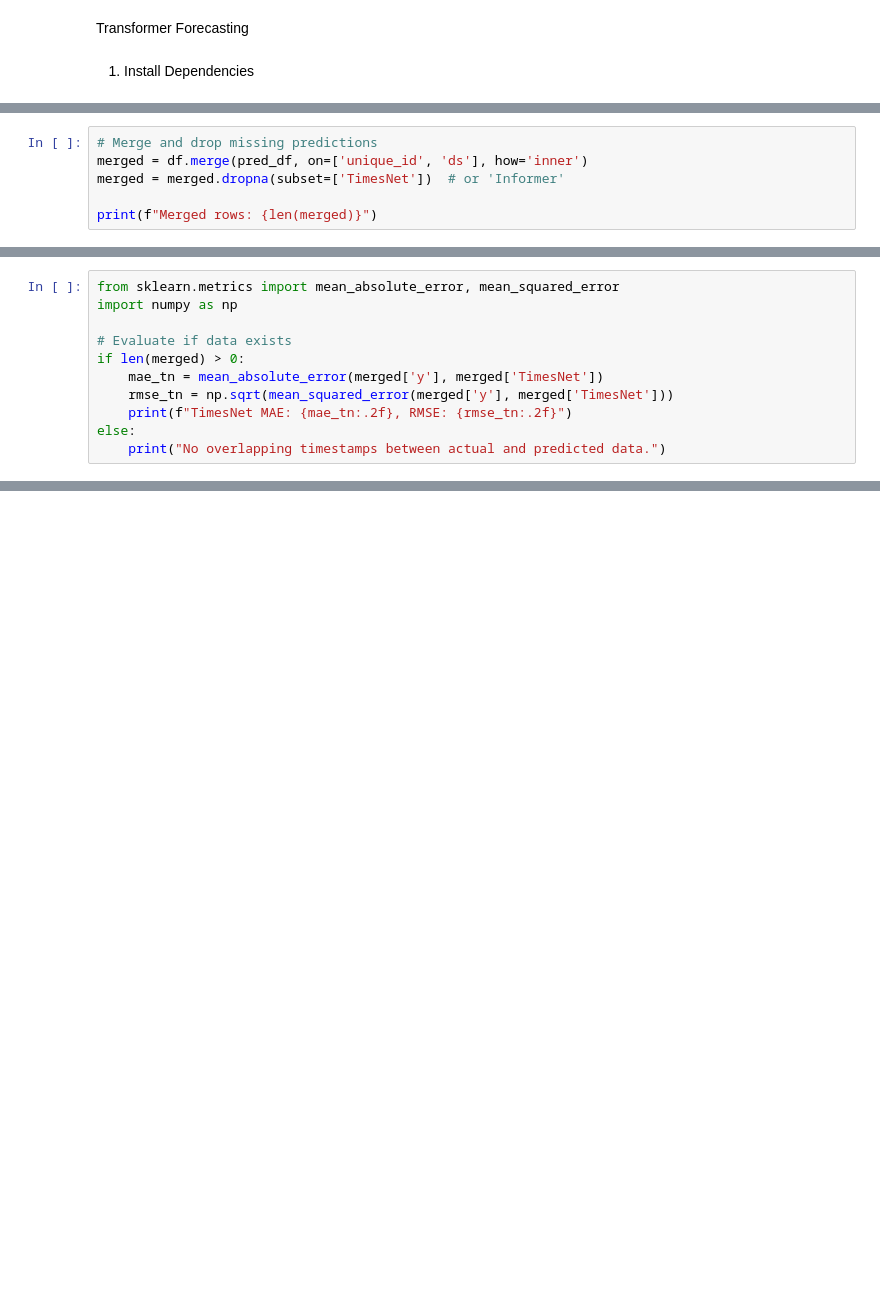
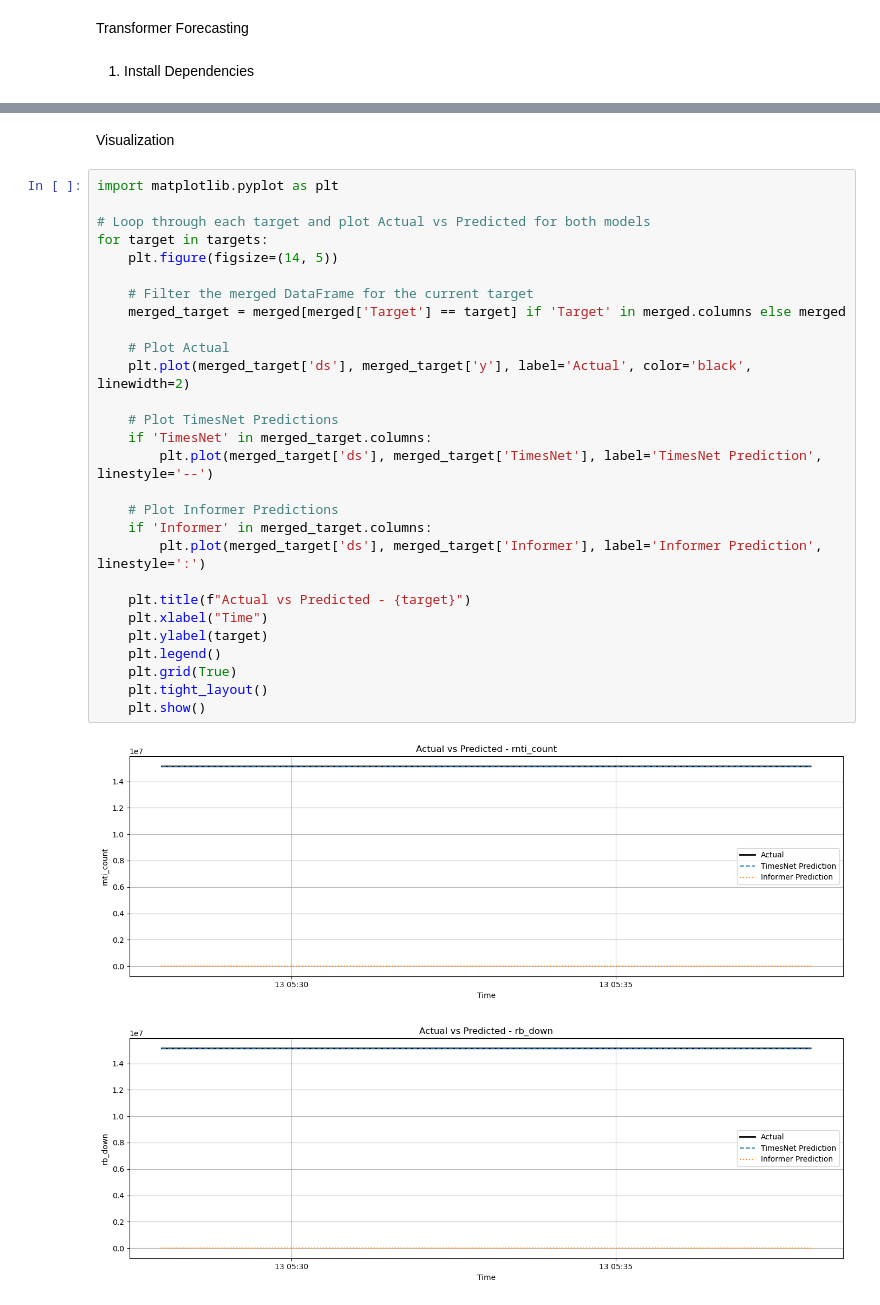
Before and after one commit to amirsaeedm/Slice-Aware-FL-Traffic-Prediction, a Jupyter notebook: capstone/05.Transformer.ipynb, the cells around one changed output, grey strips where cells are left out. Cells and saved outputs as stored; diff of their text form; blank space fills up the shorter version.

Commit message:
Updated transformer models to support multiple targets.

```diff
--- a/capstone/05.Transformer.ipynb
+++ b/capstone/05.Transformer.ipynb
@@ -193,6 +59,0 @@ Pred unique_ids: ['ElBorn' 'LesCorts' 'PobleSec']
-# %%
-# Merge and drop missing predictions
-merged = df.merge(pred_df, on=['unique_id', 'ds'], how='inner')
-merged = merged.dropna(subset=['TimesNet'])  # or 'Informer'
-
-print(f"Merged rows: {len(merged)}")
@@ -203,11 +59,0 @@ Merged rows: 0
-# %%
-from sklearn.metrics import mean_absolute_error, mean_squared_error
-import numpy as np
-
-# Evaluate if data exists
-if len(merged) > 0:
-    mae_tn = mean_absolute_error(merged['y'], merged['TimesNet'])
-    rmse_tn = np.sqrt(mean_squared_error(merged['y'], merged['TimesNet']))
-    print(f"TimesNet MAE: {mae_tn:.2f}, RMSE: {rmse_tn:.2f}")
-else:
-    print("No overlapping timestamps between actual and predicted data.")
@@ -605,0 +285,33 @@ TimesNet: MAE=191806176.00, RMSE=261388187.27
+# %% [markdown]
+Visualization
+# %%
+import matplotlib.pyplot as plt
+
+# Loop through each target and plot Actual vs Predicted for both models
+for target in targets:
+    plt.figure(figsize=(14, 5))
+
+    # Filter the merged DataFrame for the current target
+    merged_target = merged[merged['Target'] == target] if 'Target' in merged.columns else merged
+
+    # Plot Actual
+    plt.plot(merged_target['ds'], merged_target['y'], label='Actual', color='black', linewidth=2)
+
+    # Plot TimesNet Predictions
+    if 'TimesNet' in merged_target.columns:
+        plt.plot(merged_target['ds'], merged_target['TimesNet'], label='TimesNet Prediction', linestyle='--')
+
+    # Plot Informer Predictions
+    if 'Informer' in merged_target.columns:
+        plt.plot(merged_target['ds'], merged_target['Informer'], label='Informer Prediction', linestyle=':')
+
+    plt.title(f"Actual vs Predicted - {target}")
+    plt.xlabel("Time")
+    plt.ylabel(target)
+    plt.legend()
+    plt.grid(True)
+    plt.tight_layout()
+    plt.show()
+# %% [output]
+[figure, added]
+[figure, added]
```
Also changed, not shown: parts of 36 cells of this notebook, 40 other files.
